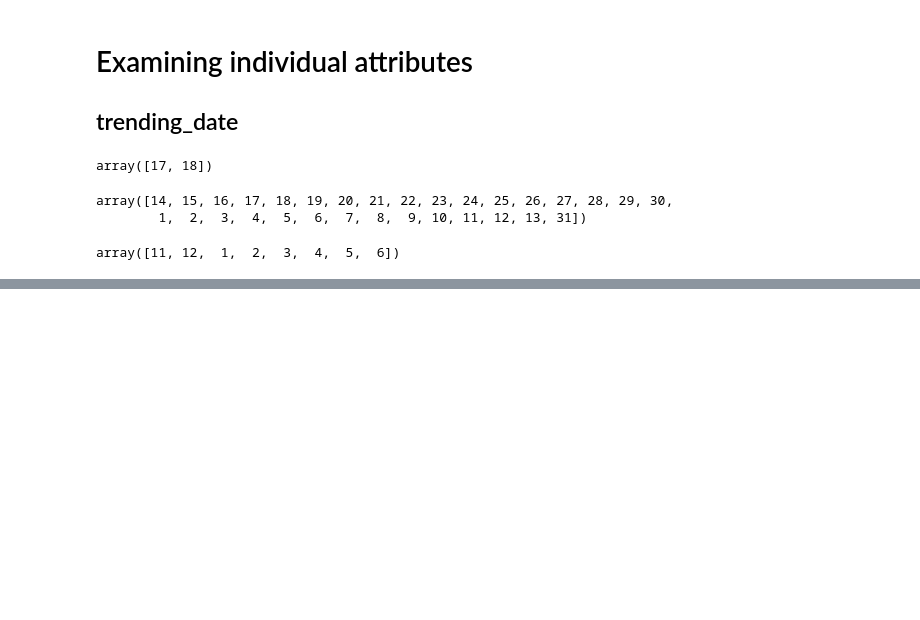
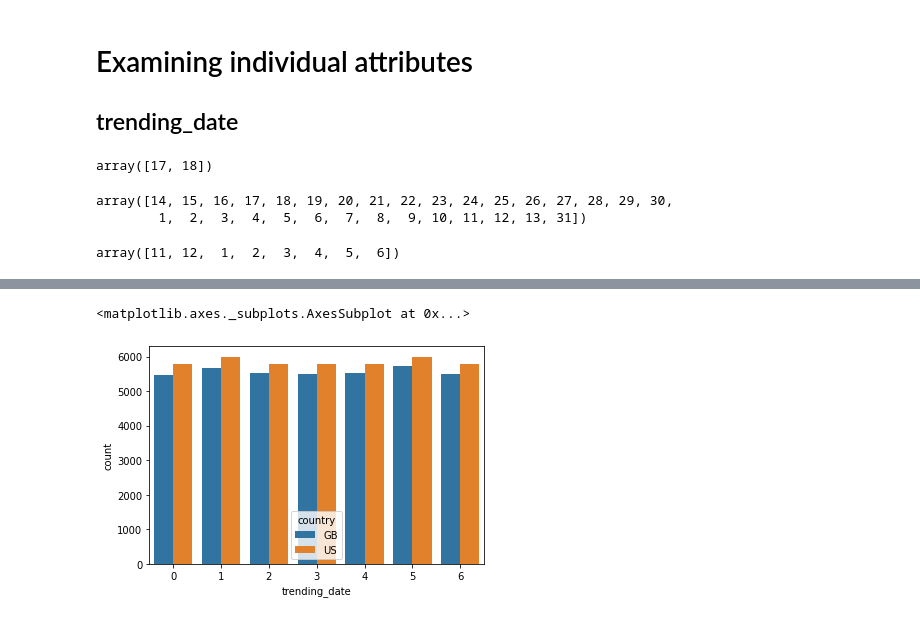
Before and after one commit to hejmsdz/youtube-trending-prediction, a Jupyter notebook: notebooks/01_text_attributes.ipynb, the cells around one changed output, grey strips where cells are left out. Cells and saved outputs as stored; diff of their text form; code cells hidden in the pictures; blank space fills up the shorter version.

```diff
--- a/notebooks/01_text_attributes.ipynb
+++ b/notebooks/01_text_attributes.ipynb
@@ -106,0 +102,8 @@ Name: trending_date, Length: 79865, dtype: datetime64[ns]
+# %%
+weekdays = vids['trending_date'].dt.weekday
+sbs.countplot(x=weekdays, hue=vids['country'])
+
+# not much difference regarding weekdays
+# %% [output]
+<matplotlib.axes._subplots.AxesSubplot at 0x...>
+[figure, added]
```
Also changed, not shown: parts of 5 cells of this notebook.
